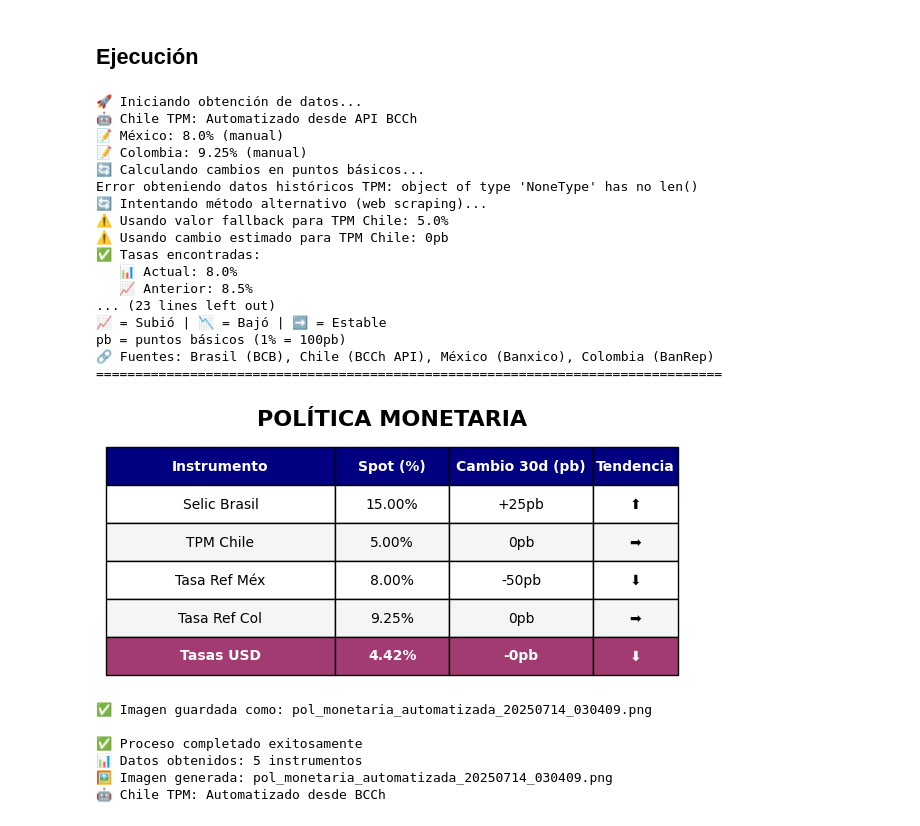
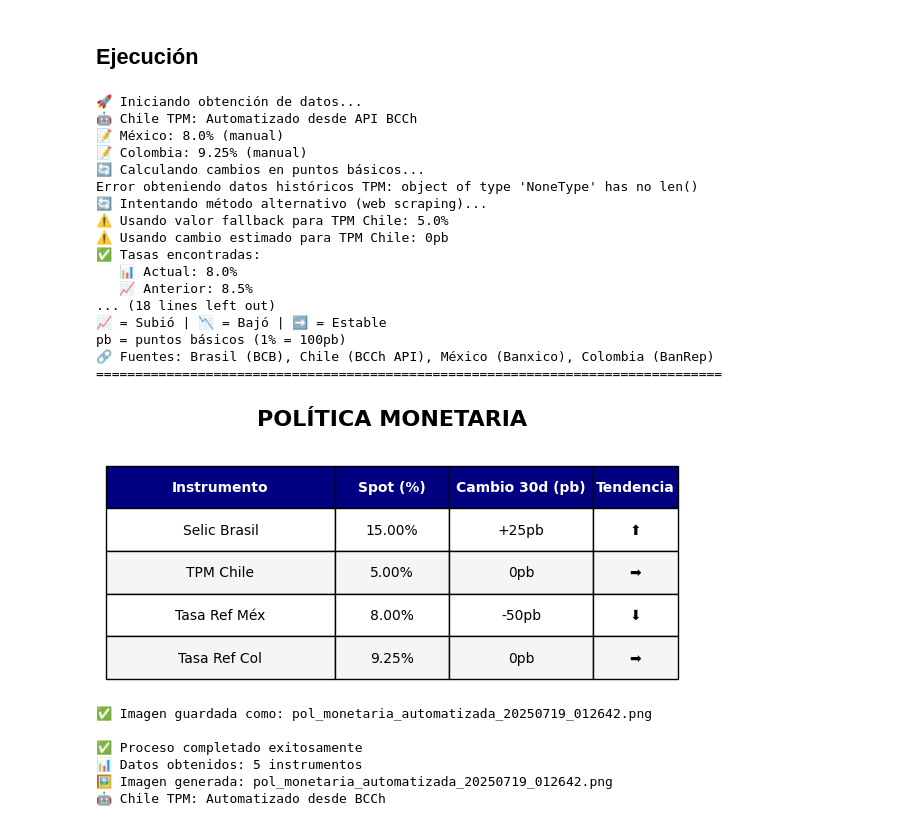
Before and after one commit to lucacamus13/update-LATAM, a Jupyter notebook: update_LATAM.ipynb, the cells around one changed output. Drawn from its saved outputs; the diff is of its cells as text; code cells hidden in the pictures.

```diff
--- a/update_LATAM.ipynb
+++ b/update_LATAM.ipynb
@@ -2211,10 +2213,13 @@ def create_monetary_policy_image(df, filename='pol_monetaria_automatizada.png'):
     ax.axis('tight')
     ax.axis('off')
 
+    # Filter out the 'Fed Funds' and 'Tasas USD' rows
+    df_filtered = df[(df['Instrumento'] != 'Fed Funds') & (df['Instrumento'] != 'Tasas USD')].copy()
+
     # Separar por tipos
-    pol_monetaria = df[df['Tipo'] == 'Política Monetaria']
-    bonos_soberanos = df[df['Tipo'] == 'Bonos Soberanos'] # Keep this line to filter, but won't be used for display
-    tasas_usd = df[df['Tipo'] == 'Tasas USD']
+    pol_monetaria = df_filtered[df_filtered['Tipo'] == 'Política Monetaria']
+    bonos_soberanos = df_filtered[df_filtered['Tipo'] == 'Bonos Soberanos'] # Keep this line to filter, but won't be used for display
+    tasas_usd = df_filtered[df_filtered['Tipo'] == 'Tasas USD'] # This will now be empty after filtering
 
     # Prepare data for the table - only include Policy and USD rates
     table_data = []
@@ -2241,11 +2246,11 @@ def create_monetary_policy_image(df, filename='pol_monetaria_automatizada.png'):
             ])
 
     # Separador visual (only if both sections exist)
-#    if not pol_monetaria.empty and not tasas_usd.empty:
+#    if not pol_monetaria.empty and not tasas_usd.empty: # This condition will likely not be met
 #        table_data.append(['─' * 25, '─' * 10, '─' * 15, '─' * 5])
 
 
-    # Section: USD Rates
+    # Section: USD Rates (This section will likely be empty after filtering)
     if not tasas_usd.empty:
         for _, row in tasas_usd.iterrows():
             spot = f"{row['Spot (%)']:.2f}%"
@@ -2289,11 +2294,11 @@ def create_monetary_policy_image(df, filename='pol_monetaria_automatizada.png'):
             if '─' in str(table_data[i-1][0]):  # Separator row
                 table[(i, j)].set_facecolor('#E8E8E8')
                 table[(i, j)].set_text_props(weight='bold', color='gray')
-            elif 'Fed Funds' in str(table_data[i-1][0]) or 'Tasas USD' in str(table_data[i-1][0]):
+            elif 'Fed Funds' in str(table_data[i-1][0]) or 'Tasas USD' in str(table_data[i-1][0]): # This condition will likely not be met
                 table[(i, j)].set_facecolor('#A23B72') # Keep this style for Fed Funds now categorized under Tasas USD
                 table[(i, j)].set_text_props(color='white', weight='bold')
-            elif 'BRZ' in str(table_data[i-1][0]) or 'MEX' in str(table_data[i-1][0]) or 'CHILE' in str(table_data[i-1][0]):
-                table[(i, j)].set_facecolor('#F18F01') # This coloring might still apply if data exists, but the rows won't be added
+            elif 'BRZ' in str(table_data[i-1][0]) or 'MEX' in str(table_data[i-1][0]) or 'CHILE' in str(table_data[i-1][0]): # This coloring might still apply if data exists, but the rows won't be added
+                table[(i, j)].set_facecolor('#F18F01')
                 table[(i, j)].set_text_props(color='white', weight='bold')
             elif i % 2 == 0:
                 table[(i, j)].set_facecolor('#F5F5F5')
@@ -2436,55 +2441,55 @@ def main(fecha_especifica=None):
 
     # Filter out rows where 'Spot (%)' is None or NaN
     df = df.dropna(subset=['Spot (%)']).reset_index(drop=True)
-    # Also filter out the 'Fed Funds' row
-    df = df[df['Instrumento'] != 'Fed Funds'].reset_index(drop=True)
+    # Also filter out the 'Fed Funds' row BEFORE passing to formatting functions
+    df_filtered_for_display = df[df['Instrumento'] != 'Fed Funds'].reset_index(drop=True)
 
 
-    if not df.empty:
+    if not df_filtered_for_display.empty:
         # Mostrar tabla formateada en consola
-        format_monetary_policy_table(df)
+        format_monetary_policy_table(df_filtered_for_display)
 
         # Crear imagen PNG
         timestamp = datetime.now().strftime('%Y%m%d_%H%M%S')
         filename = f"pol_monetaria_automatizada_{timestamp}.png"
-        create_monetary_policy_image(df, filename)
+        create_monetary_policy_image(df_filtered_for_display, filename)
 
         print(f"\n✅ Proceso completado exitosamente")
-        print(f"📊 Datos obtenidos: {len(df)} instrumentos")
+        print(f"📊 Datos obtenidos: {len(df_filtered_for_display)} instrumentos")
         print(f"🖼️ Imagen generada: {filename}")
         print(f"🤖 Chile TPM: Automatizado desde BCCh")
 
-        return df
+        return df_filtered_for_display
     else:
-        print("❌ No se pudieron obtener datos de política monetaria")
+        print("❌ No se pudieron obtener datos de política monetaria para mostrar")
         return None
 
 # Ejecutar el código
 if __name__ == "__main__":
     # Ejecutar con Chile automatizado
     monetary_data = main()
 # %% [output]
 🚀 Iniciando obtención de datos...
 🤖 Chile TPM: Automatizado desde API BCCh
 📝 México: 8.0% (manual)
 📝 Colombia: 9.25% (manual)
 🔄 Calculando cambios en puntos básicos...
 Error obteniendo datos históricos TPM: object of type 'NoneType' has no len()
 🔄 Intentando método alternativo (web scraping)...
 ⚠️ Usando valor fallback para TPM Chile: 5.0%
 ⚠️ Usando cambio estimado para TPM Chile: 0pb
 ✅ Tasas encontradas:
    📊 Actual: 8.0%
    📈 Anterior: 8.5%
-... (23 lines left out)
+... (18 lines left out)
 📈 = Subió | 📉 = Bajó | ➡️ = Estable
 pb = puntos básicos (1% = 100pb)
 🔗 Fuentes: Brasil (BCB), Chile (BCCh API), México (Banxico), Colombia (BanRep)
 ================================================================================
-[figure, old version]
+[figure, new version]
-✅ Imagen guardada como: pol_monetaria_automatizada_20250714_030409.png
+✅ Imagen guardada como: pol_monetaria_automatizada_20250719_012642.png
 
 ✅ Proceso completado exitosamente
 📊 Datos obtenidos: 5 instrumentos
-🖼️ Imagen generada: pol_monetaria_automatizada_20250714_030409.png
+🖼️ Imagen generada: pol_monetaria_automatizada_20250719_012642.png
 🤖 Chile TPM: Automatizado desde BCCh
```
Also changed, not shown: parts of 8 cells of this notebook.
